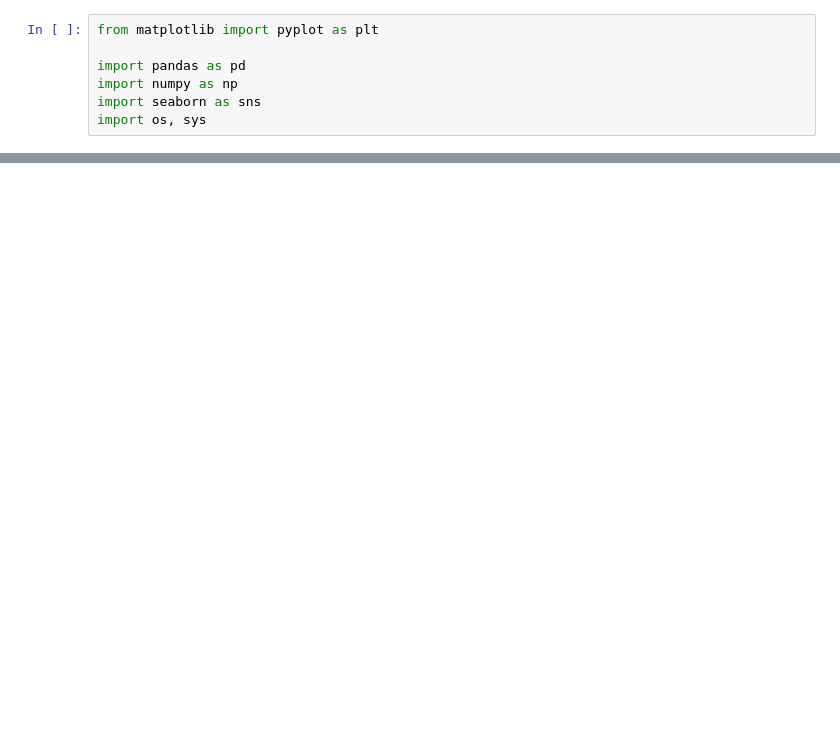
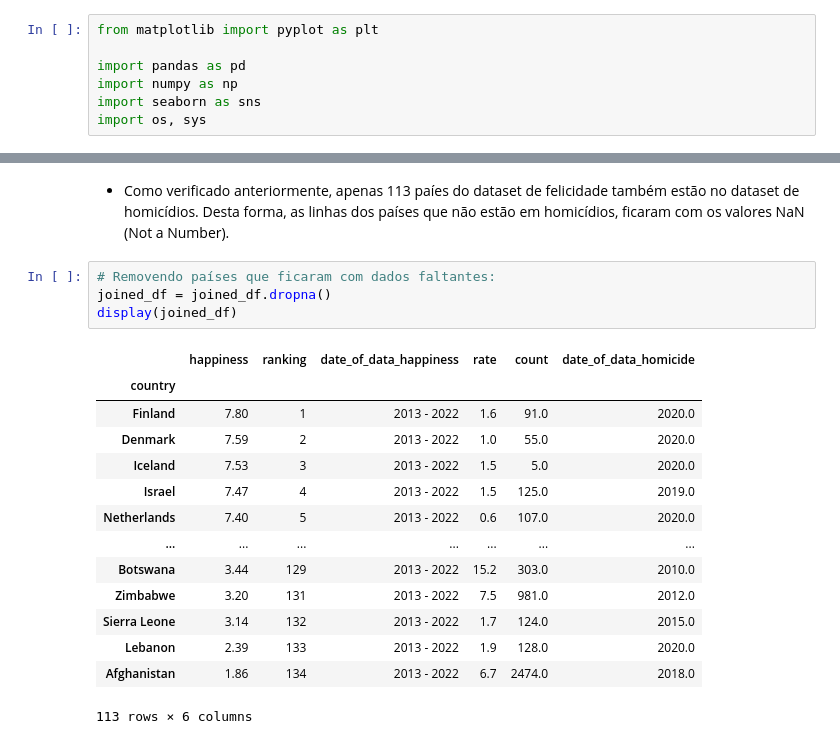
Before and after one commit to franciscorpl/trabalho-a1---intro-ao-python---francisco-leal, a Jupyter notebook: src/project_notebook.ipynb, the cells around one changed output, grey strips where cells are left out. Drawn from its saved outputs; the diff is of its cells as text; blank space fills up the shorter version.

```diff
--- a/src/project_notebook.ipynb
+++ b/src/project_notebook.ipynb
@@ -131,0 +249,21 @@ Name: happiness, Length: 134, dtype: object
+# %% [markdown]
+- Como verificado anteriormente, apenas 113 paíes do dataset de felicidade também estão no dataset de homicídios. Desta forma, as linhas dos países que não estão em homicídios, ficaram com os valores NaN (Not a Number).
+# %%
+# Removendo países que ficaram com dados faltantes:
+joined_df = joined_df.dropna()
+display(joined_df)
+# %% [output]
+|  | happiness | ranking | date_of_data_happiness | rate | count | date_of_data_homicide |
+| country |  |  |  |  |  |  |
+| Finland | 7.80 | 1 | 2013 - 2022 | 1.6 | 91.0 | 2020.0 |
+| Denmark | 7.59 | 2 | 2013 - 2022 | 1.0 | 55.0 | 2020.0 |
+| Iceland | 7.53 | 3 | 2013 - 2022 | 1.5 | 5.0 | 2020.0 |
+| Israel | 7.47 | 4 | 2013 - 2022 | 1.5 | 125.0 | 2019.0 |
+| Netherlands | 7.40 | 5 | 2013 - 2022 | 0.6 | 107.0 | 2020.0 |
+| ... | ... | ... | ... | ... | ... | ... |
+| Botswana | 3.44 | 129 | 2013 - 2022 | 15.2 | 303.0 | 2010.0 |
+| Zimbabwe | 3.20 | 131 | 2013 - 2022 | 7.5 | 981.0 | 2012.0 |
+| Sierra Leone | 3.14 | 132 | 2013 - 2022 | 1.7 | 124.0 | 2015.0 |
+| Lebanon | 2.39 | 133 | 2013 - 2022 | 1.9 | 128.0 | 2020.0 |
+| Afghanistan | 1.86 | 134 | 2013 - 2022 | 6.7 | 2474.0 | 2018.0 |
+113 rows × 6 columns
```
Also changed, not shown: parts of 27 cells of this notebook, 2 other files.
